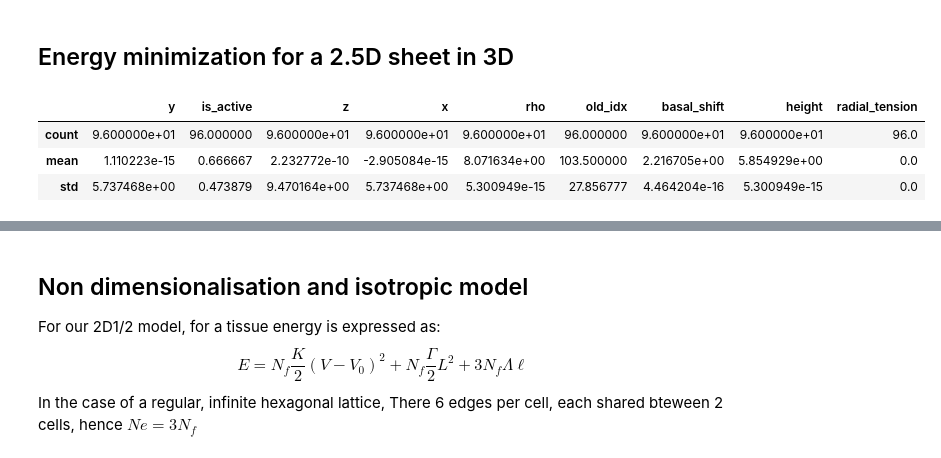
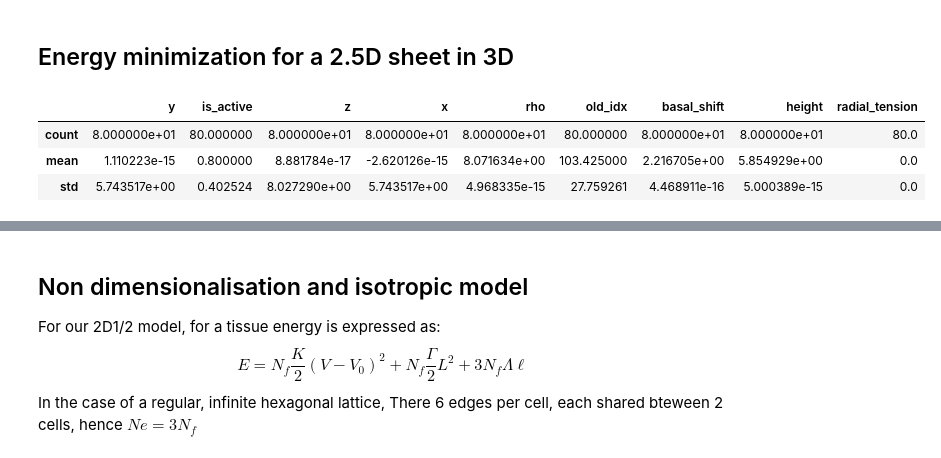
Before and after one commit to DamCB/tyssue-demo, a Jupyter notebook: Energy_minimization.ipynb, the cells around one changed output, grey strips where cells are left out. Cells and saved outputs as stored; diff of their text form; code cells hidden in the pictures.

```diff
--- a/Energy_minimization.ipynb
+++ b/Energy_minimization.ipynb
@@ -24,19 +24,19 @@ from tyssue.io import hdf5
 # %%
 h5store = 'data/small_hexagonal.hf5'
 
 datasets = hdf5.load_datasets(h5store,
                               data_names=['face', 'vert', 'edge'])
 specs = config.geometry.cylindrical_sheet()
 sheet = Sheet('emin', datasets, specs)
-
+sheet.sanitize(trim_borders=True, order_edges=True)
 
 geom.update_all(sheet)
 sheet.vert_df.describe().head(3)
 # %% [output]
 |  | y | is_active | z | x | rho | old_idx | basal_shift | height | radial_tension |
-| count | 9.600000e+01 | 96.000000 | 9.600000e+01 | 9.600000e+01 | 9.600000e+01 | 96.000000 | 9.600000e+01 | 9.600000e+01 | 96.0 |
-| mean | 1.110223e-15 | 0.666667 | 2.232772e-10 | -2.905084e-15 | 8.071634e+00 | 103.500000 | 2.216705e+00 | 5.854929e+00 | 0.0 |
-| std | 5.737468e+00 | 0.473879 | 9.470164e+00 | 5.737468e+00 | 5.300949e-15 | 27.856777 | 4.464204e-16 | 5.300949e-15 | 0.0 |
+| count | 8.000000e+01 | 80.000000 | 8.000000e+01 | 8.000000e+01 | 8.000000e+01 | 80.000000 | 8.000000e+01 | 8.000000e+01 | 80.0 |
+| mean | 1.110223e-15 | 0.800000 | 8.881784e-17 | -2.620126e-15 | 8.071634e+00 | 103.425000 | 2.216705e+00 | 5.854929e+00 | 0.0 |
+| std | 5.743517e+00 | 0.402524 | 8.027290e+00 | 5.743517e+00 | 4.968335e-15 | 27.759261 | 4.468911e-16 | 5.000389e-15 | 0.0 |
 # %%
 sheet.face_df.describe().head(3)
 # %% [output]
```
Also changed, not shown: parts of 11 cells of this notebook, 12 other files.
